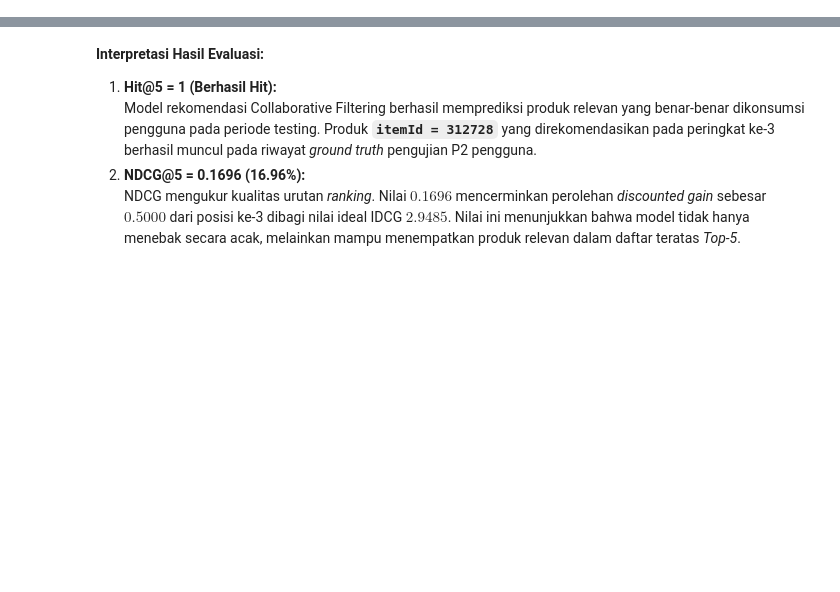
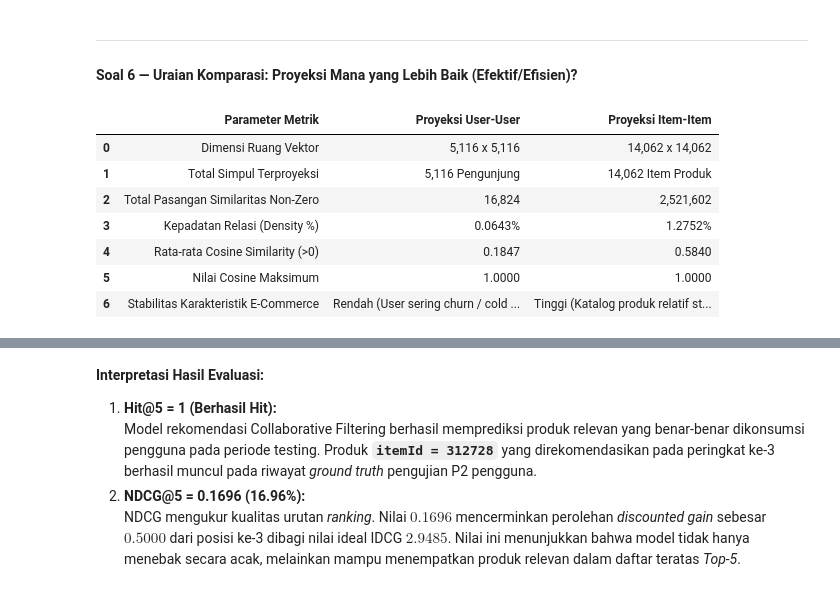
Before and after one commit to ivanagita/Graf-Sains-Data, a Jupyter notebook: UTS_GSD.ipynb, the cells around one changed output, grey strips where cells are left out. Cells and saved outputs as stored; diff of their text form; code cells hidden in the pictures; blank space fills up the shorter version.

```diff
--- a/UTS_GSD.ipynb
+++ b/UTS_GSD.ipynb
@@ -1048,0 +560,44 @@ Rank   ItemId         Relevan?     Discount Factor    Gain
+# %% [markdown]
+---
+#### Soal 6 — Uraian Komparasi: Proyeksi Mana yang Lebih Baik (Efektif/Efisien)?
+# %%
+komparasi_df = pd.DataFrame({
+    'Parameter Metrik': [
+        'Dimensi Ruang Vektor',
+        'Total Simpul Terproyeksi',
+        'Total Pasangan Similaritas Non-Zero',
+        'Kepadatan Relasi (Density %)',
+        'Rata-rata Cosine Similarity (>0)',
+        'Nilai Cosine Maksimum',
+        'Stabilitas Karakteristik E-Commerce'
+    ],
+    'Proyeksi User-User': [
+        f"{UU_sparse.shape[0]:,} x {UU_sparse.shape[1]:,}",
+        f"{n_users:,} Pengunjung",
+        f"{UU_sparse.nnz:,}",
+        f"{UU_sparse.nnz / (n_users*n_users):.4%}",
+        f"{UU_sparse.data.mean():.4f}",
+        f"{UU_sparse.data.max():.4f}",
+        "Rendah (User sering churn / cold start)"
+    ],
+    'Proyeksi Item-Item': [
+        f"{II_sparse.shape[0]:,} x {II_sparse.shape[1]:,}",
+        f"{n_items:,} Item Produk",
+        f"{II_sparse.nnz:,}",
+        f"{II_sparse.nnz / (n_items*n_items):.4%}",
+        f"{II_sparse.data.mean():.4f}",
+        f"{II_sparse.data.max():.4f}",
+        "Tinggi (Katalog produk relatif stabil)"
+    ]
+})
+
+komparasi_df
+# %% [output]
+|  | Parameter Metrik | Proyeksi User-User | Proyeksi Item-Item |
+| 0 | Dimensi Ruang Vektor | 5,116 x 5,116 | 14,062 x 14,062 |
+| 1 | Total Simpul Terproyeksi | 5,116 Pengunjung | 14,062 Item Produk |
+| 2 | Total Pasangan Similaritas Non-Zero | 16,824 | 2,521,602 |
+| 3 | Kepadatan Relasi (Density %) | 0.0643% | 1.2752% |
+| 4 | Rata-rata Cosine Similarity (>0) | 0.1847 | 0.5840 |
+| 5 | Nilai Cosine Maksimum | 1.0000 | 1.0000 |
+| 6 | Stabilitas Karakteristik E-Commerce | Rendah (User sering churn / cold ... | Tinggi (Katalog produk relatif st... |
```
Also changed, not shown: parts of 74 cells of this notebook, 4 other files.
